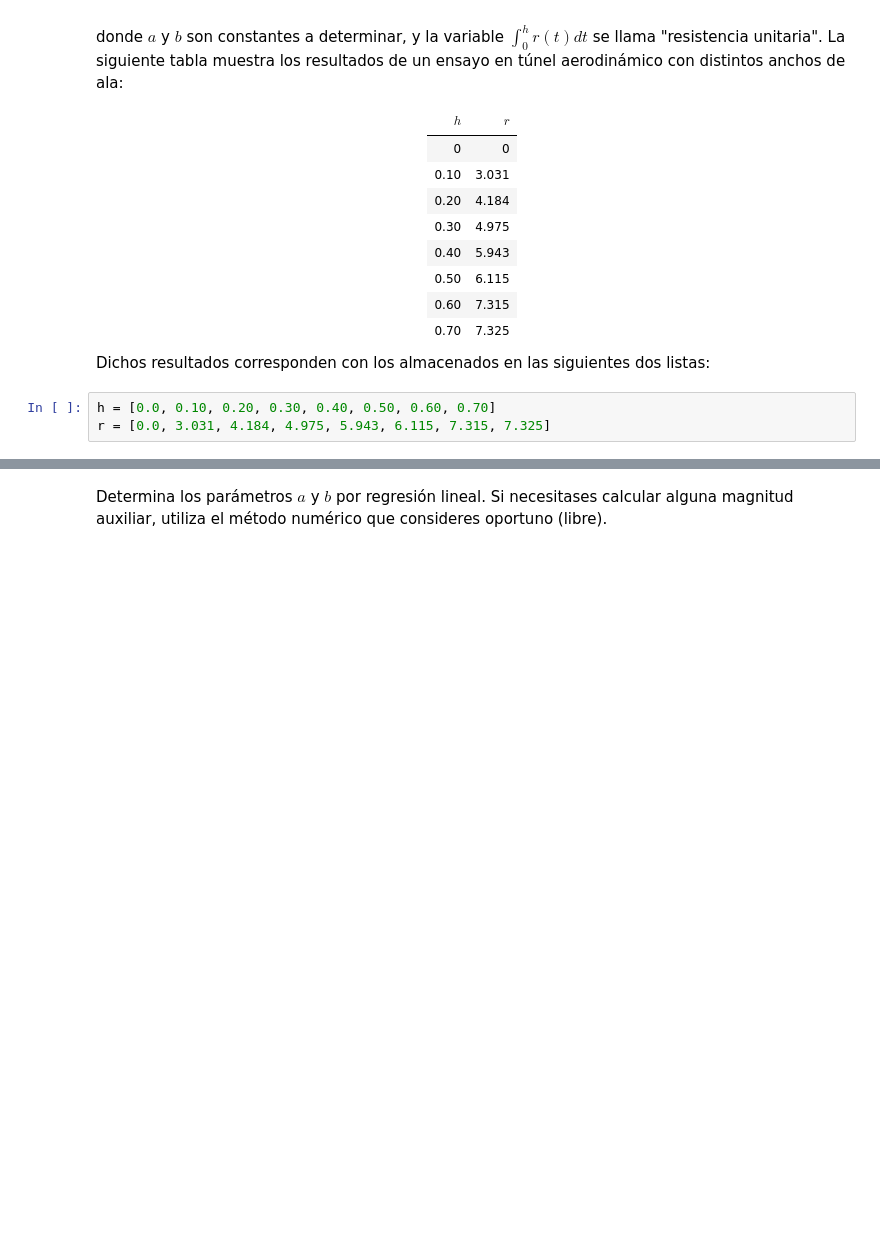
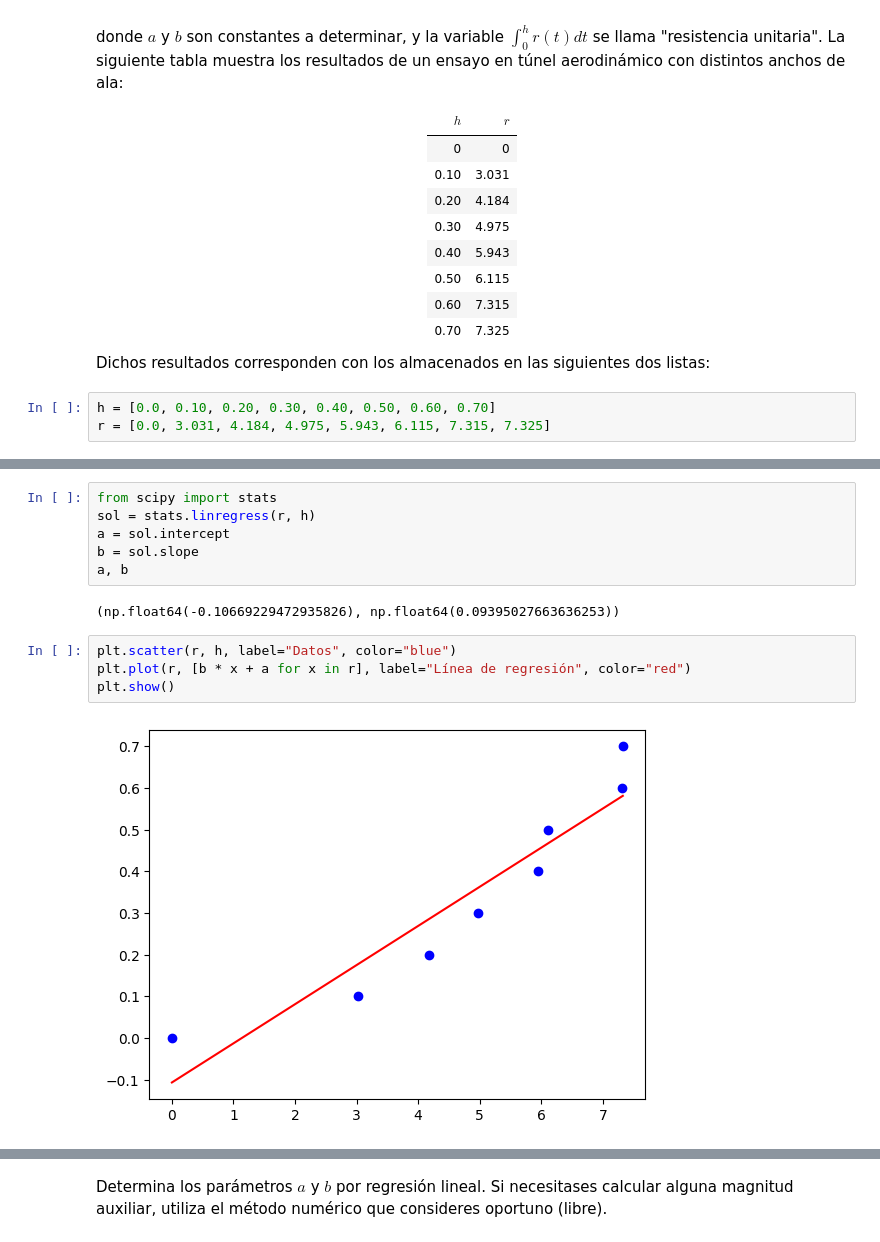
Before and after one commit to adrianaglezg/ALN, a Jupyter notebook: examen3/parcial3_parte2_22.ipynb, the cells around one changed output, grey strips where cells are left out. Saved outputs shown, nothing was run; the diff lists cells and outputs as text; blank space fills up the shorter version.

```diff
--- a/examen3/parcial3_parte2_22.ipynb
+++ b/examen3/parcial3_parte2_22.ipynb
@@ -229,0 +323,14 @@ r = [0.0, 3.031, 4.184, 4.975, 5.943, 6.115, 7.315, 7.325]
+# %%
+from scipy import stats
+sol = stats.linregress(r, h)
+a = sol.intercept
+b = sol.slope
+a, b
+# %% [output]
+(np.float64(-0.10669229472935826), np.float64(0.09395027663636253))
+# %%
+plt.scatter(r, h, label="Datos", color="blue")
+plt.plot(r, [b * x + a for x in r], label="Línea de regresión", color="red")
+plt.show()
+# %% [output]
+[figure, added]
```
Also changed, not shown: parts of 8 cells of this notebook.
